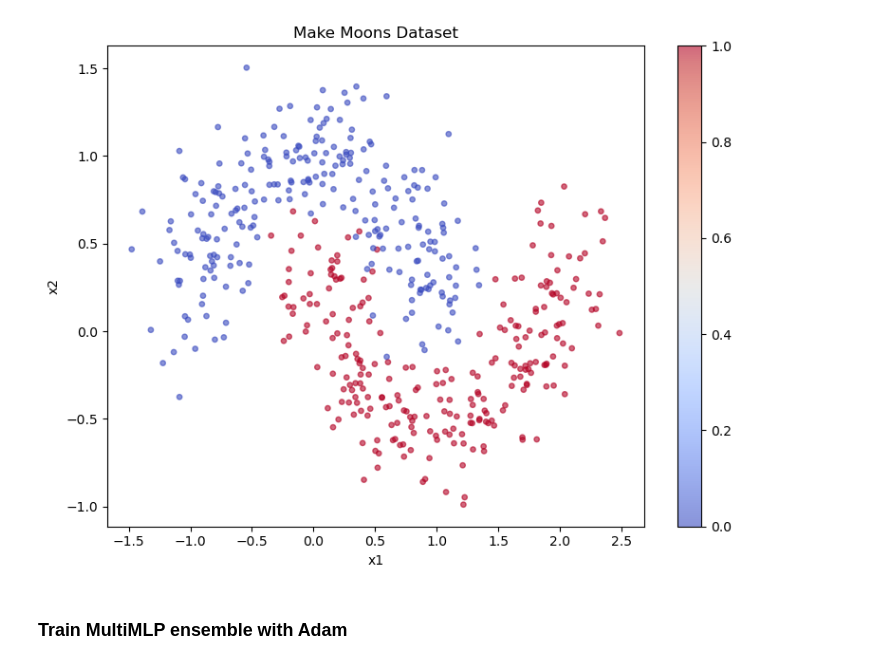
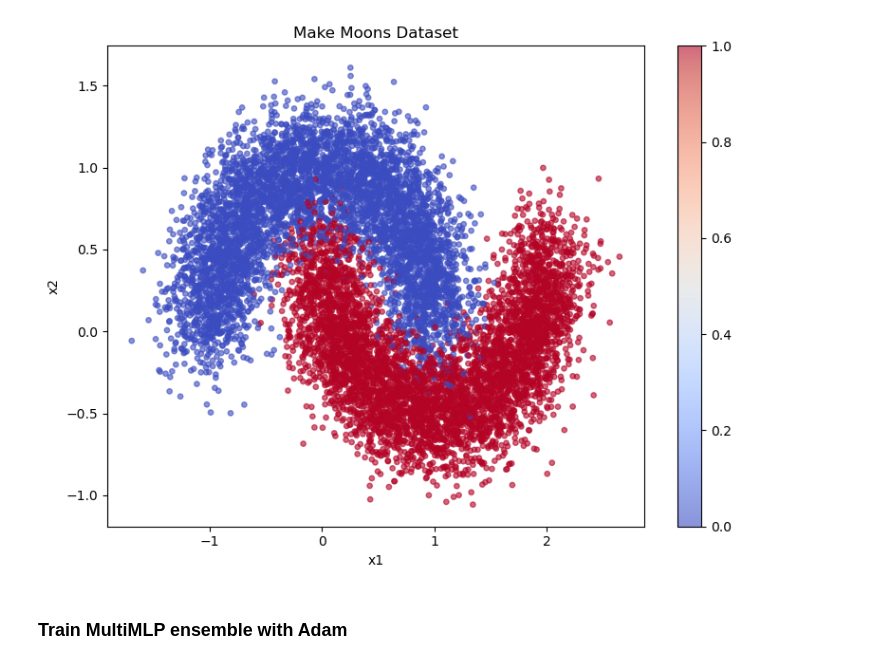
Before and after one commit to sambt/sven-experiments, a Jupyter notebook: notebooks_new/toy_classification.ipynb, the cells around one changed output. Drawn from its saved outputs; the diff is of its cells as text; code cells hidden in the pictures.

```diff
--- a/notebooks_new/toy_classification.ipynb
+++ b/notebooks_new/toy_classification.ipynb
@@ -26,34 +28,34 @@ Using device: mps
 # %%
 from sklearn.datasets import make_moons, make_circles
 from torch.utils.data import TensorDataset
 
 # Generate toy binary classification datasets
-N_TRAIN = 500
-N_TEST = 100
+N_TRAIN = 10_000
+N_TEST = 1000
 NOISE = 0.2
 
 X_train, y_train = make_moons(n_samples=N_TRAIN, noise=NOISE, random_state=42)
 X_test, y_test = make_moons(n_samples=N_TEST, noise=NOISE, random_state=43)
 
 # Convert to torch tensors
 X_train_t = torch.tensor(X_train, dtype=torch.float32)
 y_train_t = torch.tensor(y_train, dtype=torch.long)
 X_test_t = torch.tensor(X_test, dtype=torch.float32)
 y_test_t = torch.tensor(y_test, dtype=torch.long)
 
 train_dataset = TensorDataset(X_train_t, y_train_t)
 test_dataset = TensorDataset(X_test_t, y_test_t)
 
 # Visualize the dataset
 fig, ax = plt.subplots(figsize=(8, 6))
 scatter = ax.scatter(X_train[:, 0], X_train[:, 1], c=y_train, cmap='coolwarm', alpha=0.6, s=15)
 ax.set_title('Make Moons Dataset')
 ax.set_xlabel('x1')
 ax.set_ylabel('x2')
 plt.colorbar(scatter)
 plt.tight_layout()
 # %% [output]
-[figure, old version]
+[figure, new version]
 # %%
 NUM_MODELS = 10
 
```
Also changed, not shown: parts of 5 cells of this notebook, 5 other files.
